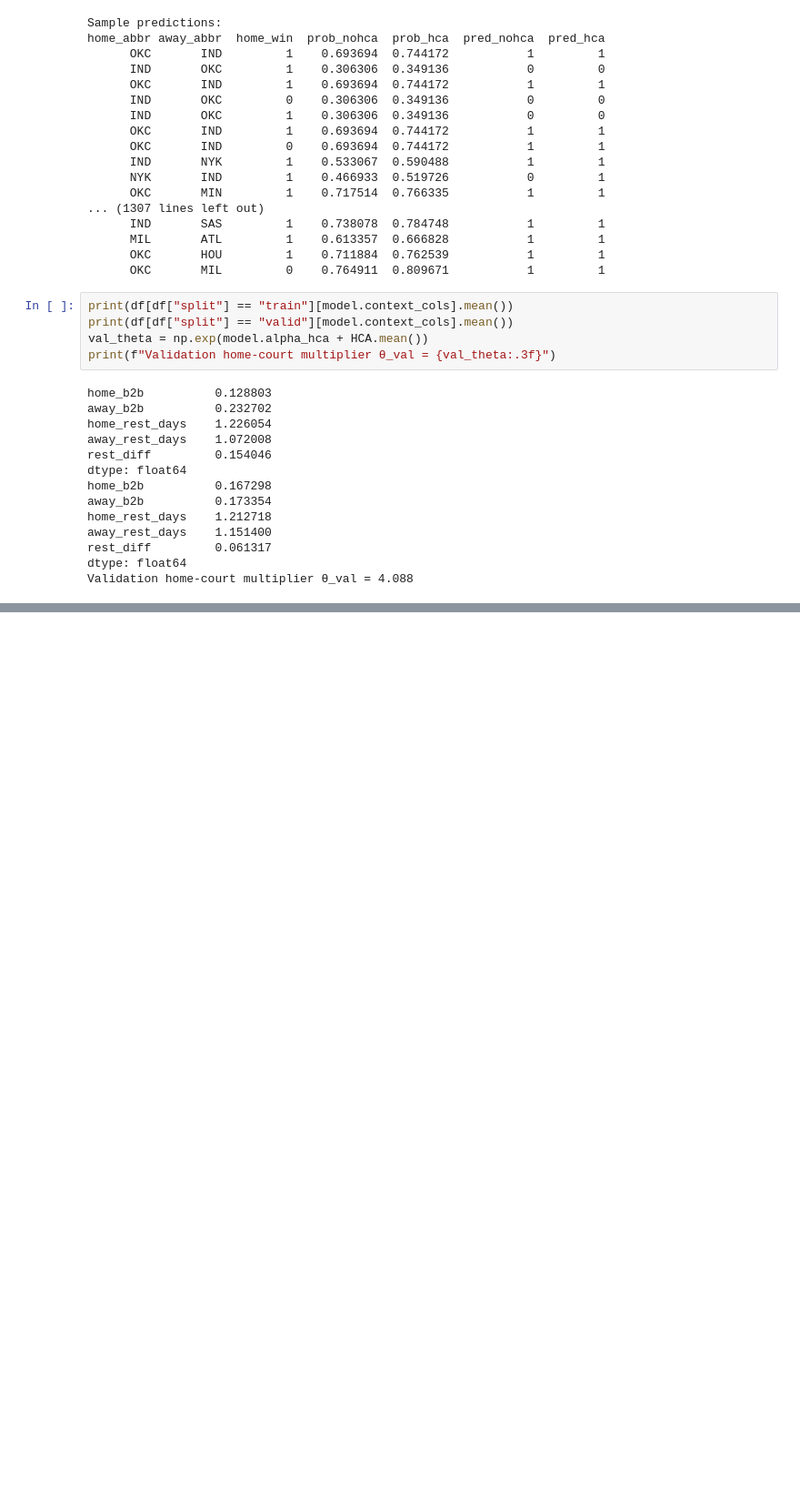
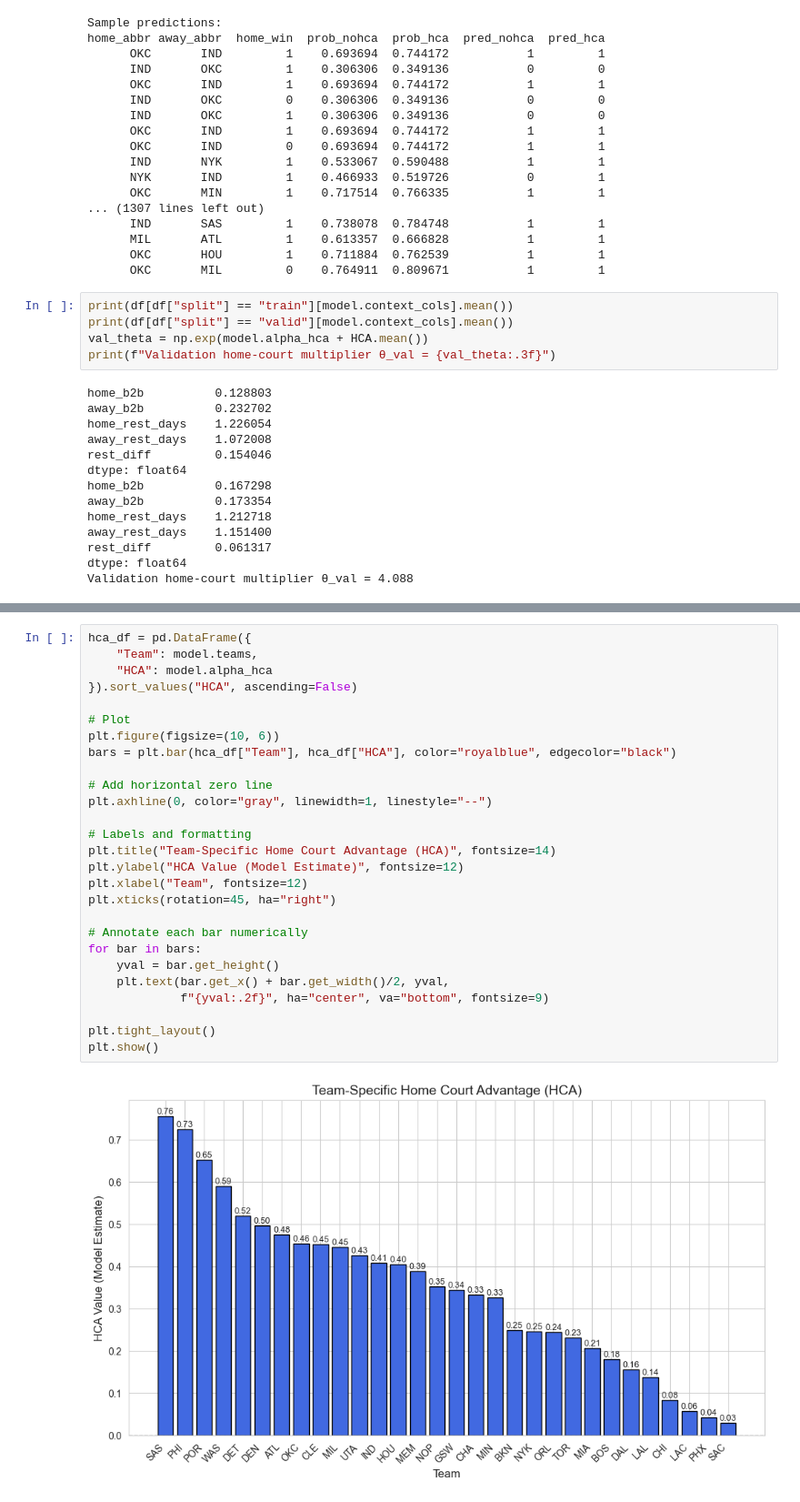
Before and after one commit to ivanho0908/Capstone-Project, a Jupyter notebook: models.ipynb, the cells around one changed output, grey strips where cells are left out. Shown at 91% size. Cells and saved outputs as stored; diff of their text form; blank space fills up the shorter version.

```diff
--- a/models.ipynb
+++ b/models.ipynb
@@ -2089,0 +2868,29 @@ val_df.describe()
+# %%
+hca_df = pd.DataFrame({
+    "Team": model.teams,
+    "HCA": model.alpha_hca
+}).sort_values("HCA", ascending=False)
+
+# Plot
+plt.figure(figsize=(10, 6))
+bars = plt.bar(hca_df["Team"], hca_df["HCA"], color="royalblue", edgecolor="black")
+
+# Add horizontal zero line
+plt.axhline(0, color="gray", linewidth=1, linestyle="--")
+
+# Labels and formatting
+plt.title("Team-Specific Home Court Advantage (HCA)", fontsize=14)
+plt.ylabel("HCA Value (Model Estimate)", fontsize=12)
+plt.xlabel("Team", fontsize=12)
+plt.xticks(rotation=45, ha="right")
+
+# Annotate each bar numerically
+for bar in bars:
+    yval = bar.get_height()
+    plt.text(bar.get_x() + bar.get_width()/2, yval,
+             f"{yval:.2f}", ha="center", va="bottom", fontsize=9)
+
+plt.tight_layout()
+plt.show()
+# %% [output]
+[figure, added]
```
Also changed, not shown: parts of 15 cells of this notebook, 6 other files.
